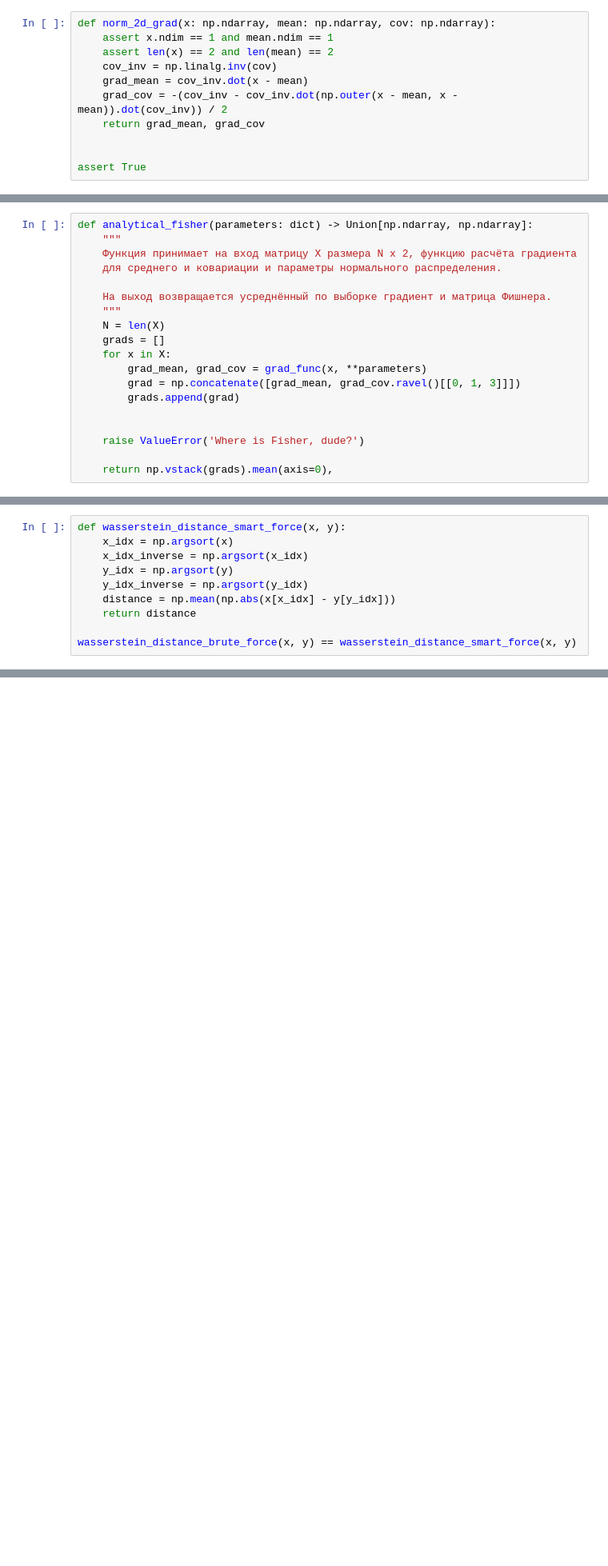
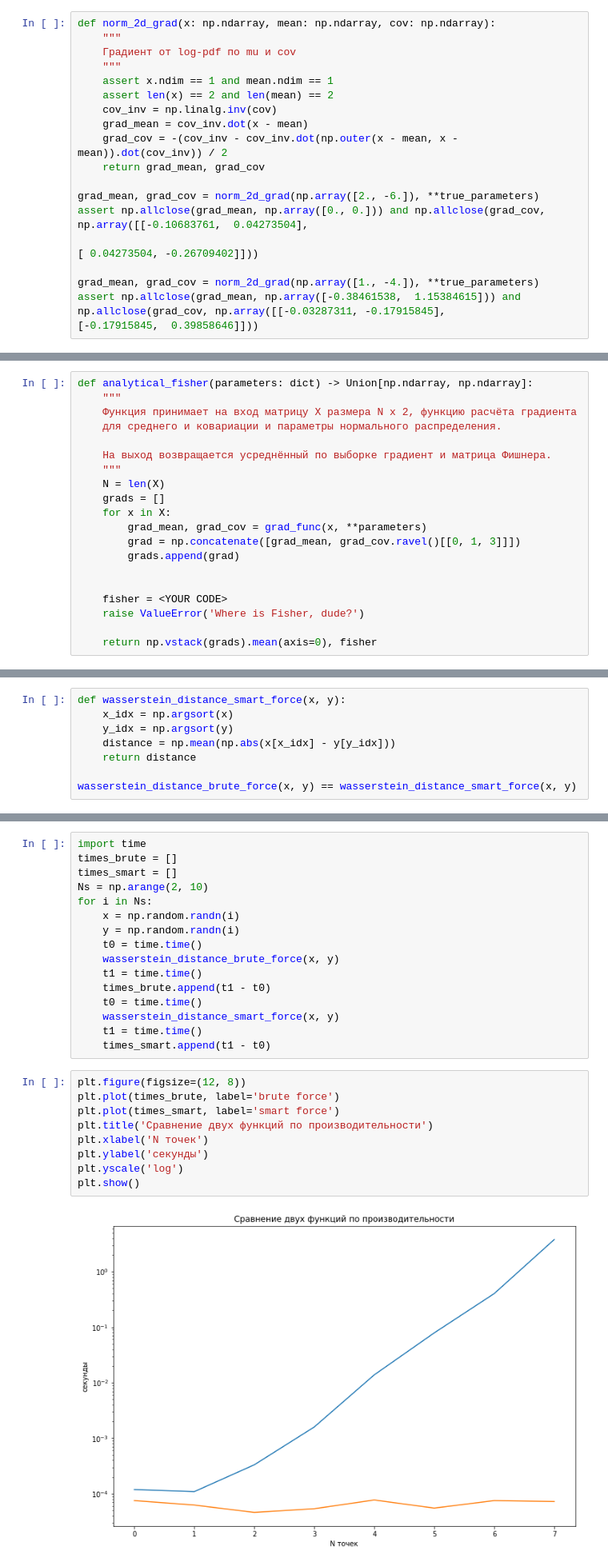
Before and after one commit to SchattenGenie/stats-ml, a Jupyter notebook: metrics/04_natural_gradient.ipynb, the cells around one changed output, grey strips where cells are left out. Shown: that part at 80% size. Saved outputs shown, nothing was run; the diff lists cells and outputs as text; blank space fills up the shorter version.

```diff
--- a/metrics/04_natural_gradient.ipynb
+++ b/metrics/04_natural_gradient.ipynb
@@ -156,5 +153,8 @@ $$\frac{\partial \log |X|}{\partial X} = |X|$$
 # %%
 def norm_2d_grad(x: np.ndarray, mean: np.ndarray, cov: np.ndarray):
+    """
+    Градиент от log-pdf по mu и cov
+    """
     assert x.ndim == 1 and mean.ndim == 1
     assert len(x) == 2 and len(mean) == 2
     cov_inv = np.linalg.inv(cov)
@@ -162,5 +162,9 @@ def norm_2d_grad(x: np.ndarray, mean: np.ndarray, cov: np.ndarray):
     grad_cov = -(cov_inv - cov_inv.dot(np.outer(x - mean, x - mean)).dot(cov_inv)) / 2
     return grad_mean, grad_cov
 
+grad_mean, grad_cov = norm_2d_grad(np.array([2., -6.]), **true_parameters)
+assert np.allclose(grad_mean, np.array([0., 0.])) and np.allclose(grad_cov, np.array([[-0.10683761,  0.04273504],
+                                                                                      [ 0.04273504, -0.26709402]]))
 
-assert True
+grad_mean, grad_cov = norm_2d_grad(np.array([1., -4.]), **true_parameters)
+assert np.allclose(grad_mean, np.array([-0.38461538,  1.15384615])) and np.allclose(grad_cov, np.array([[-0.03287311, -0.17915845],                                                                                                    [-0.17915845,  0.39858646]]))
@@ -373,6 +458,7 @@ def analytical_fisher(parameters: dict) -> Union[np.ndarray, np.ndarray]:
         grads.append(grad)
 
 
+    fisher = <YOUR CODE>
     raise ValueError('Where is Fisher, dude?')
 
-    return np.vstack(grads).mean(axis=0),
+    return np.vstack(grads).mean(axis=0), fisher
@@ -440,13 +537,38 @@ assert np.abs(wasserstein_distance_brute_force(x, y) - wasserstein_distance(x, y
 # %%
 def wasserstein_distance_smart_force(x, y):
     x_idx = np.argsort(x)
-    x_idx_inverse = np.argsort(x_idx)
     y_idx = np.argsort(y)
-    y_idx_inverse = np.argsort(y_idx)
     distance = np.mean(np.abs(x[x_idx] - y[y_idx]))
     return distance
 
 wasserstein_distance_brute_force(x, y) == wasserstein_distance_smart_force(x, y)
 # %% [output]
 True
+# %%
+import time
+times_brute = []
+times_smart = []
+Ns = np.arange(2, 10)
+for i in Ns:
+    x = np.random.randn(i)
+    y = np.random.randn(i)
+    t0 = time.time()
+    wasserstein_distance_brute_force(x, y)
+    t1 = time.time()
+    times_brute.append(t1 - t0)
+    t0 = time.time()
+    wasserstein_distance_smart_force(x, y)
+    t1 = time.time()
+    times_smart.append(t1 - t0)
+# %%
+plt.figure(figsize=(12, 8))
+plt.plot(times_brute, label='brute force')
+plt.plot(times_smart, label='smart force')
+plt.title('Сравнение двух функций по производительности')
+plt.xlabel('N точек')
+plt.ylabel('секунды')
+plt.yscale('log')
+plt.show()
+# %% [output]
+[figure, added]
 # %%
```
Also changed, not shown: parts of 34 cells of this notebook, 1 other file.
